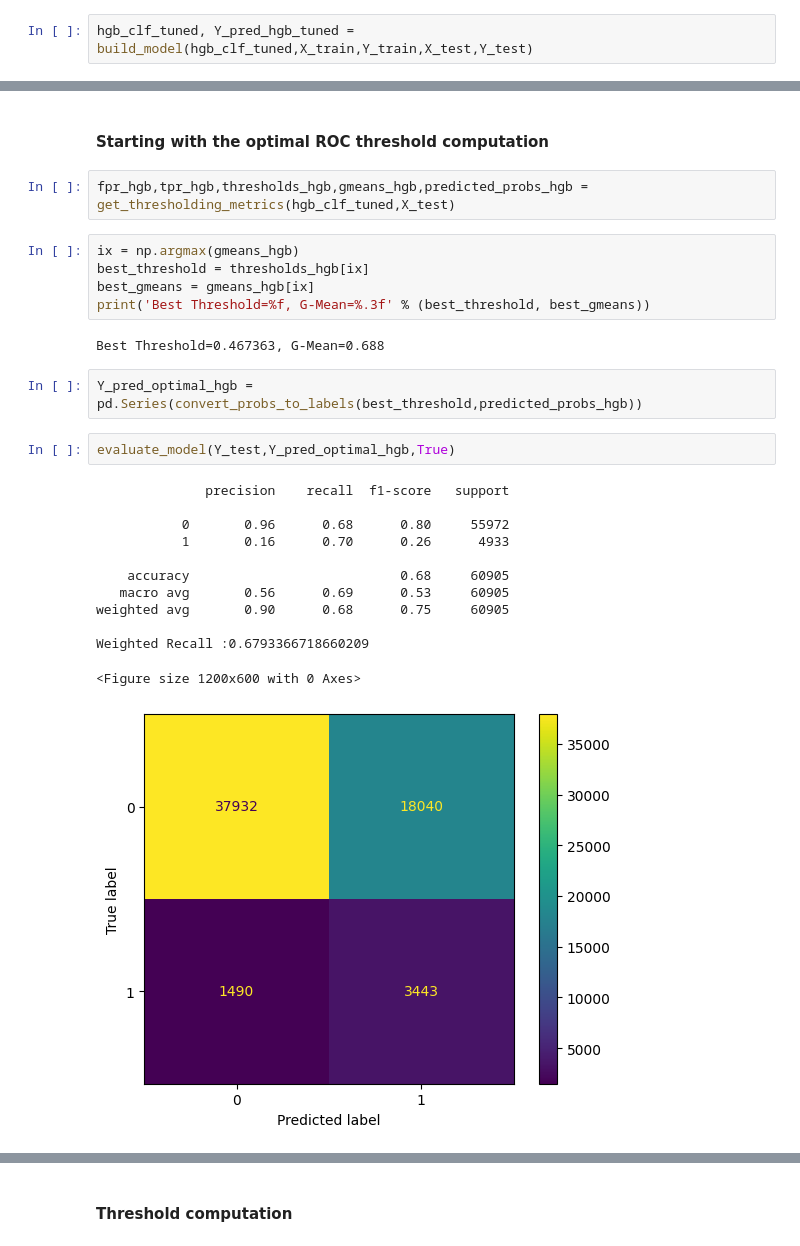
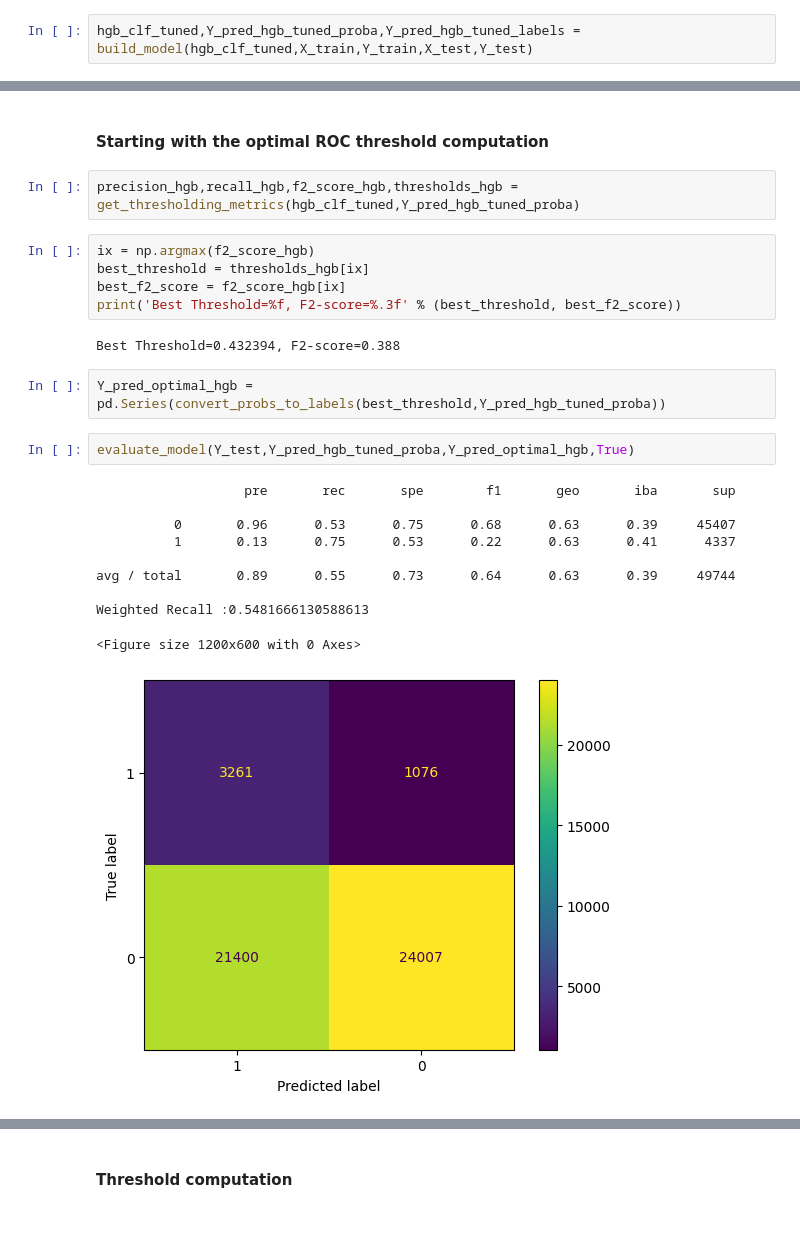
Before and after one commit to Abhijith-Nagarajan/Machine-Learning-Training, a Jupyter notebook: Classification/Loan_Defaulter_Risk_Analytics/loan-defaulter-sampling-modeling.ipynb, the cells around one changed output, grey strips where cells are left out. Cells and saved outputs as stored; diff of their text form.

```diff
--- a/Classification/Loan_Defaulter_Risk_Analytics/loan-defaulter-sampling-modeling.ipynb
+++ b/Classification/Loan_Defaulter_Risk_Analytics/loan-defaulter-sampling-modeling.ipynb
@@ -374,5 +354,5 @@ best_params_hgb['class_weight']='balanced'
 # %%
 hgb_clf_tuned = HistGradientBoostingClassifier(**best_params_hgb)
 # %%
-hgb_clf_tuned, Y_pred_hgb_tuned = build_model(hgb_clf_tuned,X_train,Y_train,X_test,Y_test)
+hgb_clf_tuned,Y_pred_hgb_tuned_proba,Y_pred_hgb_tuned_labels = build_model(hgb_clf_tuned,X_train,Y_train,X_test,Y_test)
 # %%
@@ -395,29 +373,27 @@ Weighted Recall :0.7142927510056646
 <h4> Repeating the thresholding moving process </h4>
 # %% [markdown]
 <h4> Starting with the optimal ROC threshold computation</h4>
-# %%
-fpr_hgb,tpr_hgb,thresholds_hgb,gmeans_hgb,predicted_probs_hgb = get_thresholding_metrics(hgb_clf_tuned,X_test)
+# %%
+precision_hgb,recall_hgb,f2_score_hgb,thresholds_hgb = get_thresholding_metrics(hgb_clf_tuned,Y_pred_hgb_tuned_proba)
 # %%
-ix = np.argmax(gmeans_hgb)
+ix = np.argmax(f2_score_hgb)
 best_threshold = thresholds_hgb[ix]
-best_gmeans = gmeans_hgb[ix]
-print('Best Threshold=%f, G-Mean=%.3f' % (best_threshold, best_gmeans))
+best_f2_score = f2_score_hgb[ix]
+print('Best Threshold=%f, F2-score=%.3f' % (best_threshold, best_f2_score))
 # %% [output]
-Best Threshold=0.467363, G-Mean=0.688
+Best Threshold=0.432394, F2-score=0.388
 # %%
-Y_pred_optimal_hgb = pd.Series(convert_probs_to_labels(best_threshold,predicted_probs_hgb))
+Y_pred_optimal_hgb = pd.Series(convert_probs_to_labels(best_threshold,Y_pred_hgb_tuned_proba))
 # %%
-evaluate_model(Y_test,Y_pred_optimal_hgb,True)
+evaluate_model(Y_test,Y_pred_hgb_tuned_proba,Y_pred_optimal_hgb,True)
 # %% [output]
-              precision    recall  f1-score   support
+                   pre       rec       spe        f1       geo       iba       sup
 
-           0       0.96      0.68      0.80     55972
-           1       0.16      0.70      0.26      4933
+          0       0.96      0.53      0.75      0.68      0.63      0.39     45407
+          1       0.13      0.75      0.53      0.22      0.63      0.41      4337
 
-    accuracy                           0.68     60905
-   macro avg       0.56      0.69      0.53     60905
-weighted avg       0.90      0.68      0.75     60905
+avg / total       0.89      0.55      0.73      0.64      0.63      0.39     49744
 
-Weighted Recall :0.6793366718660209
+Weighted Recall :0.5481666130588613
 <Figure size 1200x600 with 0 Axes>
-[figure, old version]
+[figure, new version]
```
Also changed, not shown: parts of 94 cells of this notebook.
